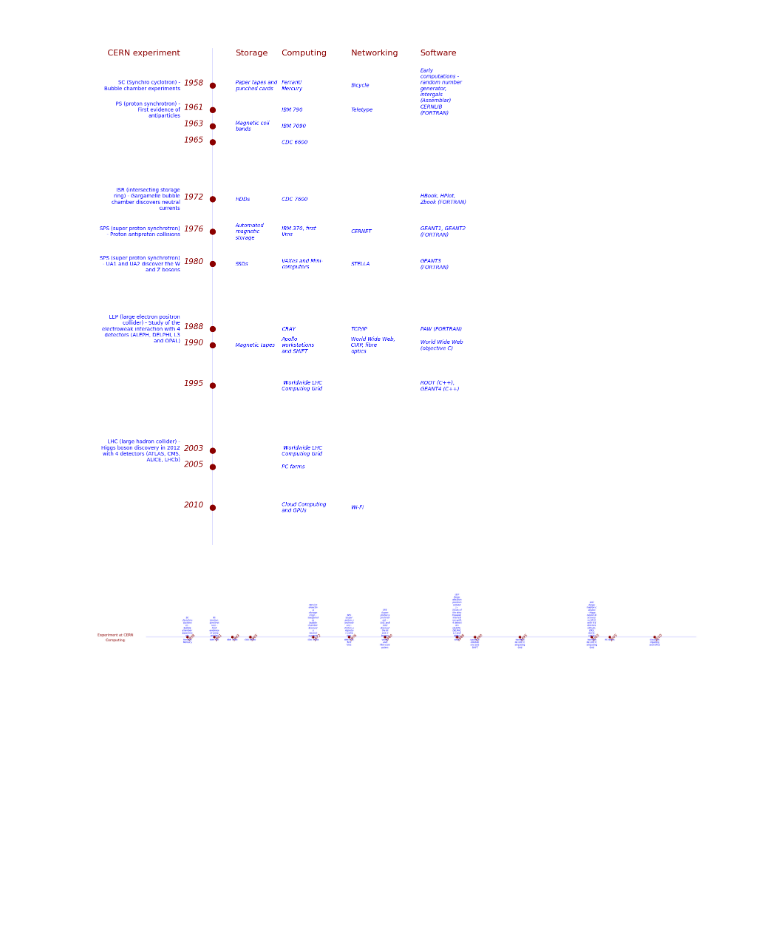
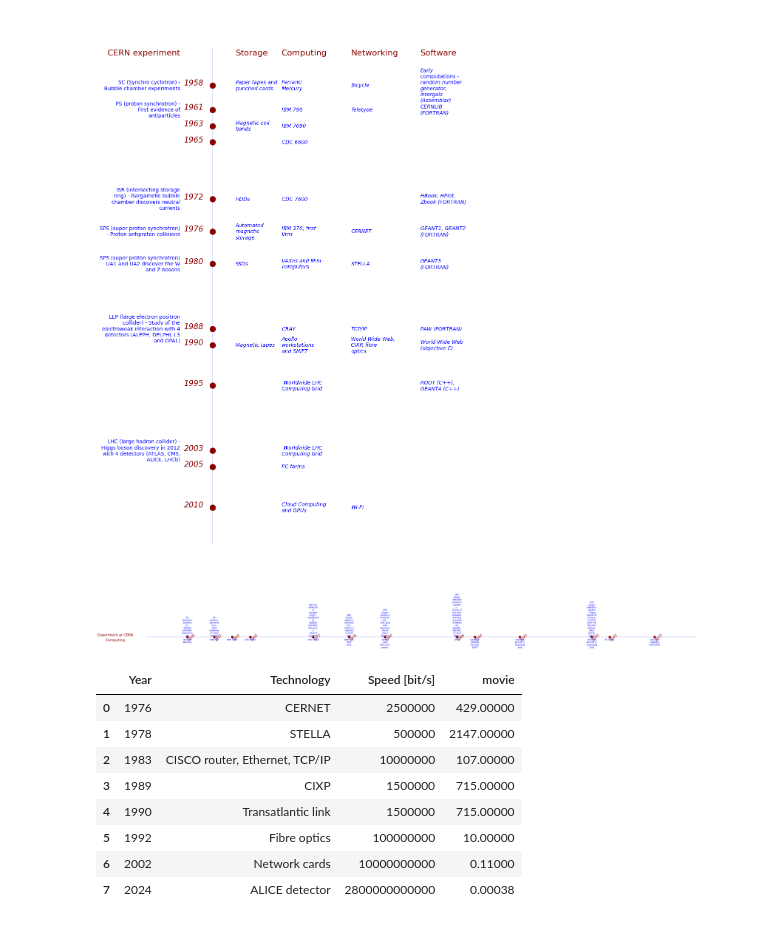
Before and after one commit to egazzarr/data-centre-history, a Jupyter notebook: plots.ipynb, the cells around one changed output. Cells and saved outputs as stored; diff of their text form; code cells hidden in the pictures; blank space fills up the shorter version.

```diff
--- a/plots.ipynb
+++ b/plots.ipynb
@@ -306,3 +306,17 @@ ax.set_yticks([])
 plt.show()
 # %% [output]
 [figure]
+# %%
+df= pd.read_excel("chips.ods", engine="odf", sheet_name="network")
+
+df.head(20)
+# %% [output]
+|  | Year | Technology | Speed [bit/s] | movie |
+| 0 | 1976 | CERNET | 2500000 | 429.00000 |
+| 1 | 1978 | STELLA | 500000 | 2147.00000 |
+| 2 | 1983 | CISCO router, Ethernet, TCP/IP | 10000000 | 107.00000 |
+| 3 | 1989 | CIXP | 1500000 | 715.00000 |
+| 4 | 1990 | Transatlantic link | 1500000 | 715.00000 |
+| 5 | 1992 | Fibre optics | 100000000 | 10.00000 |
+| 6 | 2002 | Network cards | 10000000000 | 0.11000 |
+| 7 | 2024 | ALICE detector | 2800000000000 | 0.00038 |
```
Also changed, not shown: parts of 1 cell of this notebook, 6 other files.
